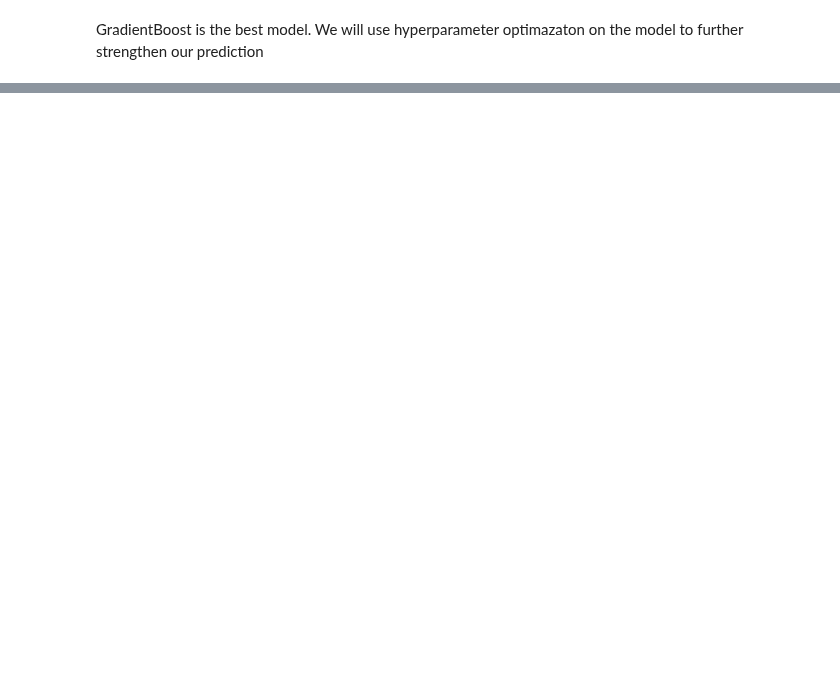
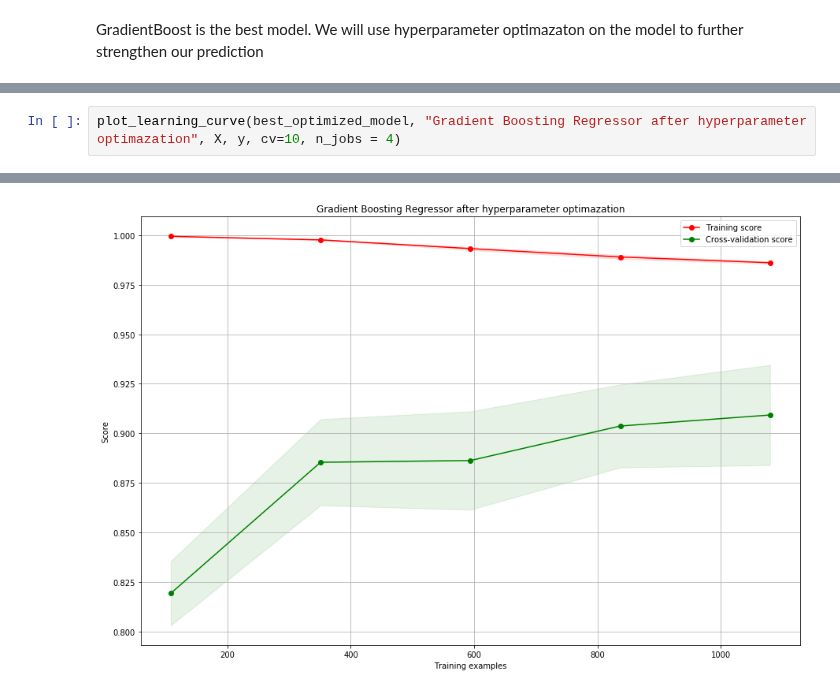
Before and after one commit to yohannjs/AML-2019, a Jupyter notebook: Challenges/House_Pricing/eivind_hpc.ipynb, the cells around one changed output, grey strips where cells are left out. Saved outputs shown, nothing was run; the diff lists cells and outputs as text; blank space fills up the shorter version.

```diff
--- a/Challenges/House_Pricing/eivind_hpc.ipynb
+++ b/Challenges/House_Pricing/eivind_hpc.ipynb
@@ -352,0 +666,3 @@ Fitting 10 folds for each of 108 candidates, totalling 1080 fits
+# %%
+plot_learning_curve(best_optimized_model, "Gradient Boosting Regressor after hyperparameter optimazation", X, y, cv=10, n_jobs = 4)
+# %% [output]
@@ -352,0 +670 @@ Fitting 10 folds for each of 108 candidates, totalling 1080 fits
+[figure, added]
```
Also changed, not shown: parts of 35 cells of this notebook, 1 other file.
